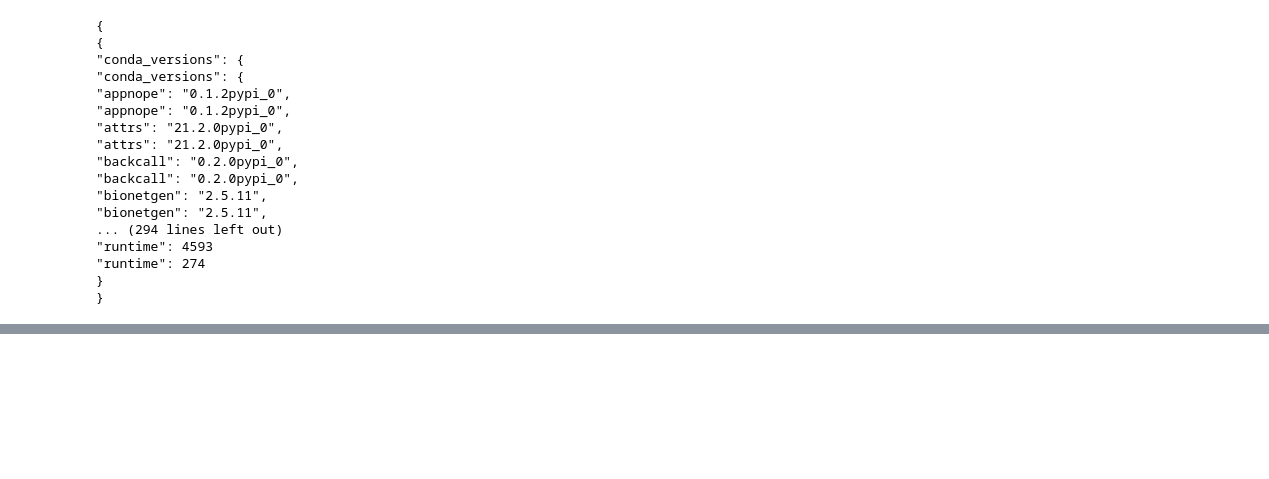
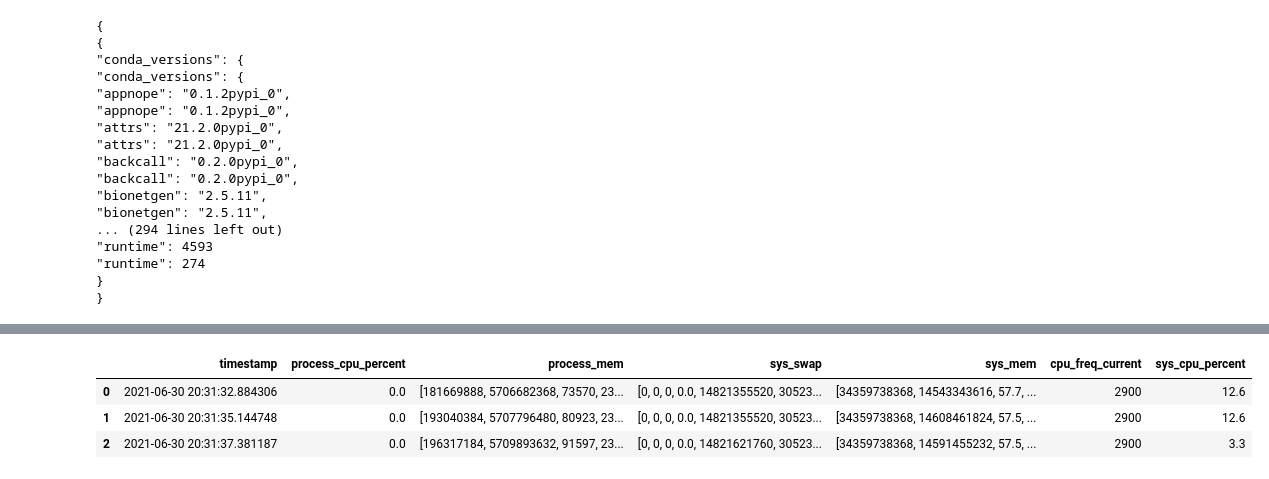
Before and after one commit to alubbock/microbench-examples, a Jupyter notebook: example1-pysb/microbench-pysb.ipynb, the cells around one changed output, grey strips where cells are left out. Cells and saved outputs as stored; diff of their text form; code cells hidden in the pictures; blank space fills up the shorter version.

```diff
--- a/example1-pysb/microbench-pysb.ipynb
+++ b/example1-pysb/microbench-pysb.ipynb
@@ -91,0 +96,11 @@ envdiff(results.iloc[0], results.iloc[1])
+# %%
+run0_telem = pandas.DataFrame.from_dict(results.iloc[0].telemetry)
+# Convert timestamps from str to datetime64
+run0_telem['timestamp'] = pandas.to_datetime(run0_telem['timestamp'])
+# Show the dataframe
+run0_telem
+# %% [output]
+|  | timestamp | process_cpu_percent | process_mem | sys_swap | sys_mem | cpu_freq_current | sys_cpu_percent |
+| 0 | 2021-06-30 20:31:32.884306 | 0.0 | [181669888, 5706682368, 73570, 23... | [0, 0, 0, 0.0, 14821355520, 30523... | [34359738368, 14543343616, 57.7, ... | 2900 | 12.6 |
+| 1 | 2021-06-30 20:31:35.144748 | 0.0 | [193040384, 5707796480, 80923, 23... | [0, 0, 0, 0.0, 14821355520, 30523... | [34359738368, 14608461824, 57.5, ... | 2900 | 12.6 |
+| 2 | 2021-06-30 20:31:37.381187 | 0.0 | [196317184, 5709893632, 91597, 23... | [0, 0, 0, 0.0, 14821621760, 30523... | [34359738368, 14591455232, 57.5, ... | 2900 | 3.3 |
```
Also changed, not shown: parts of 6 cells of this notebook.
